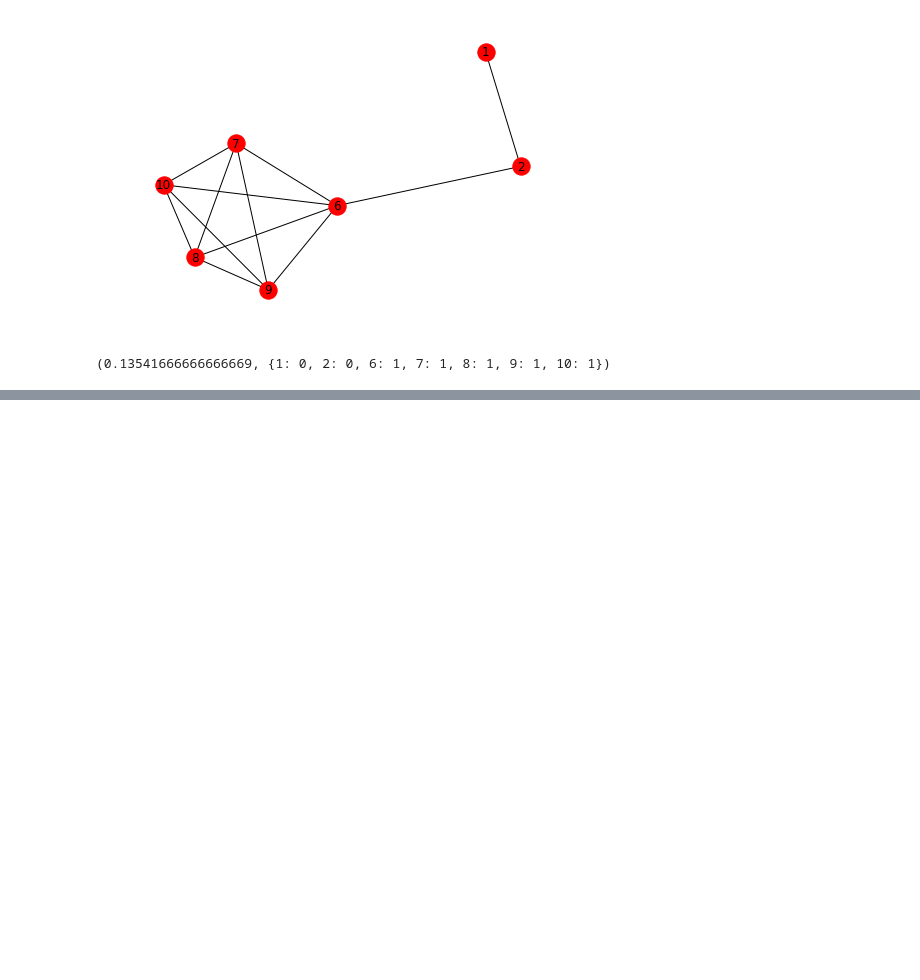
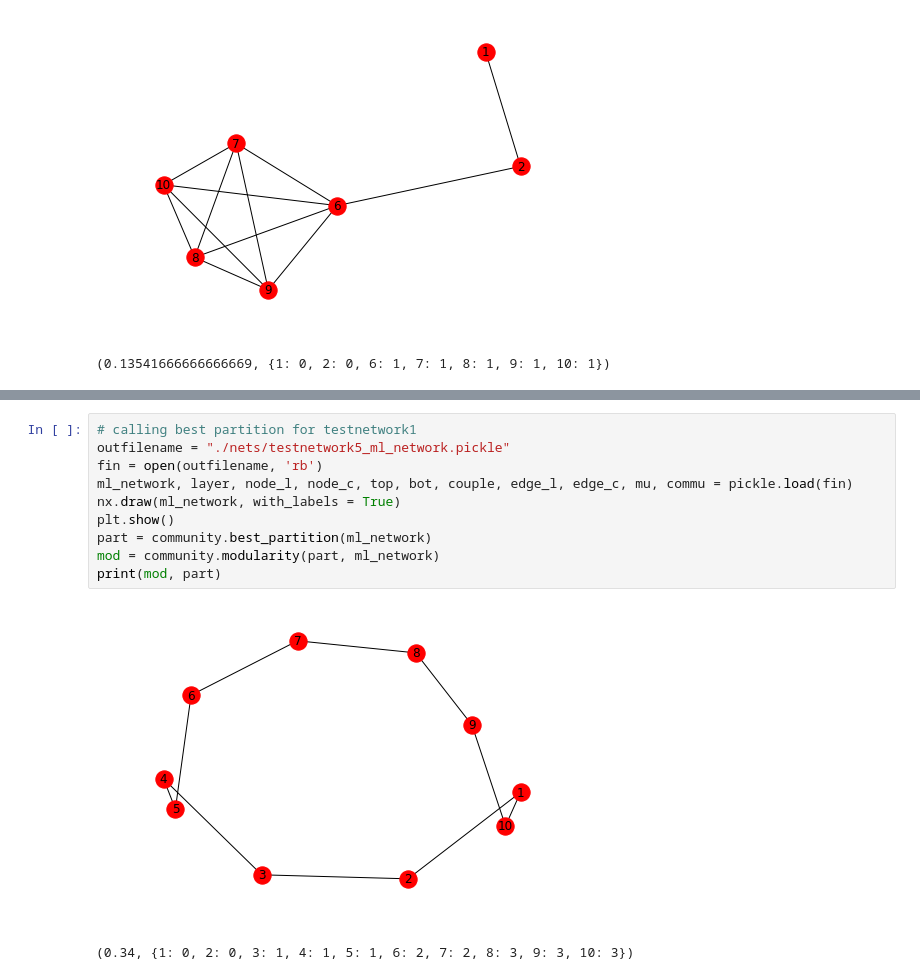
Before and after one commit to prishni/debug-louvain, a Jupyter notebook: junk_code.ipynb, the cells around one changed output, grey strips where cells are left out. Saved outputs shown, nothing was run; the diff lists cells and outputs as text; blank space fills up the shorter version.

```diff
--- a/junk_code.ipynb
+++ b/junk_code.ipynb
@@ -102,0 +116,13 @@ print(mod, part)
+# %%
+# calling best partition for testnetwork1
+outfilename = "./nets/testnetwork5_ml_network.pickle"
+fin = open(outfilename, 'rb')
+ml_network, layer, node_l, node_c, top, bot, couple, edge_l, edge_c, mu, commu = pickle.load(fin)
+nx.draw(ml_network, with_labels = True)
+plt.show()
+part = community.best_partition(ml_network)
+mod = community.modularity(part, ml_network)
+print(mod, part)
+# %% [output]
+[figure, added]
+(0.34, {1: 0, 2: 0, 3: 1, 4: 1, 5: 1, 6: 2, 7: 2, 8: 3, 9: 3, 10: 3})
```
Also changed, not shown: parts of 2 cells of this notebook, 25 other files.
